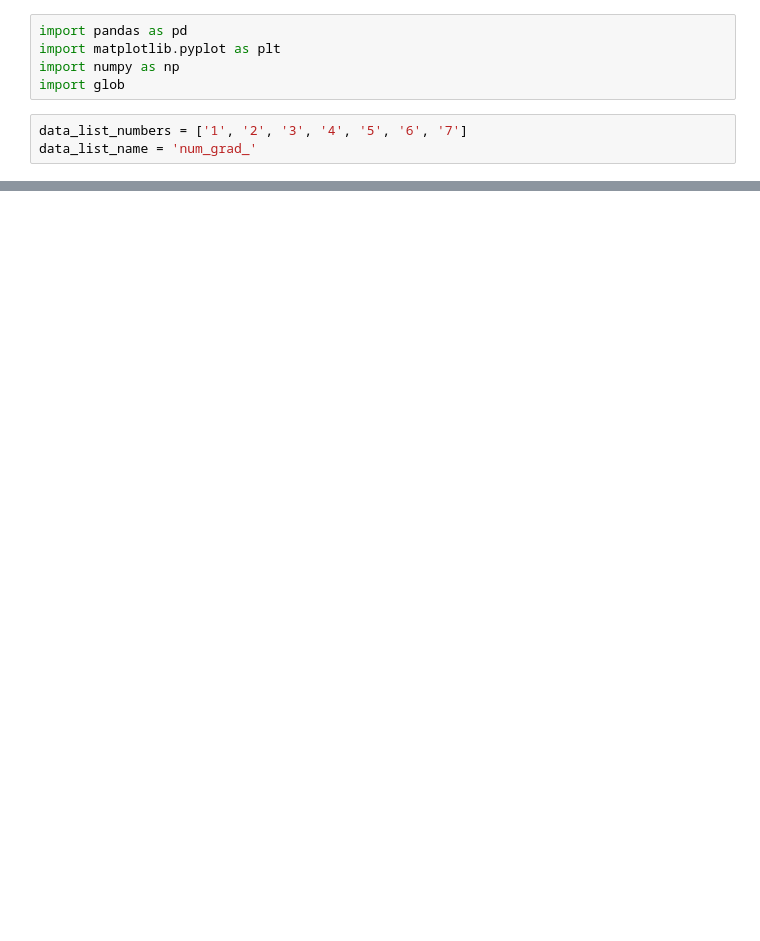
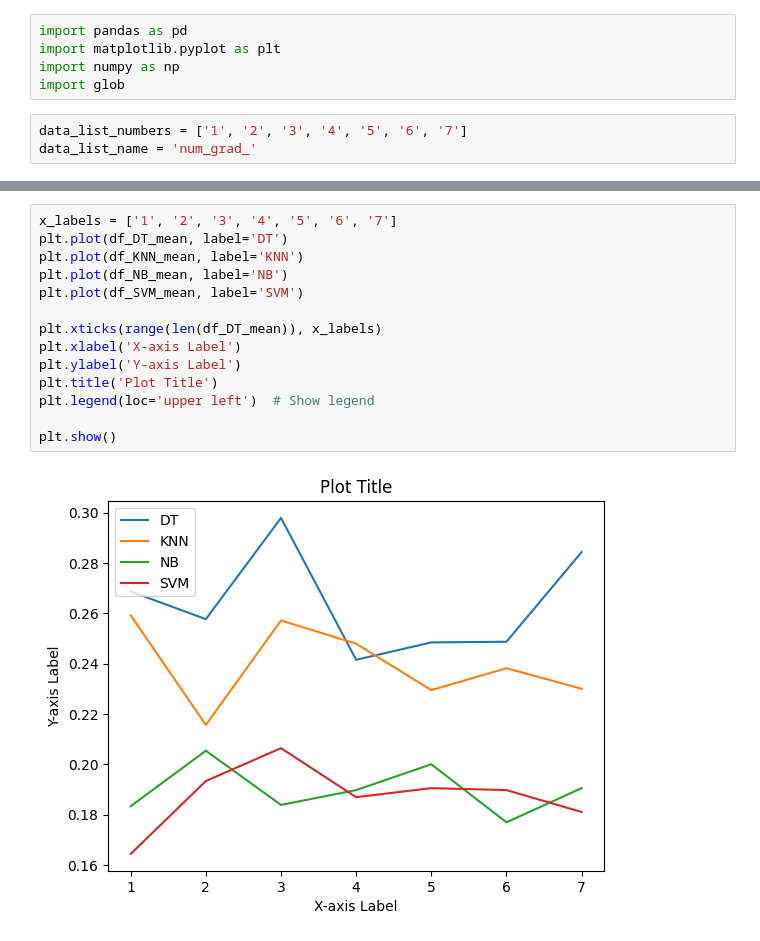
Before and after one commit to erirosv/Master-Thesis, a Jupyter notebook: modelling/sensitivity/sensitivity_avg_grad.ipynb, the cells around one changed output, grey strips where cells are left out. Cells and saved outputs as stored; diff of their text form; blank space fills up the shorter version.

```diff
--- a/modelling/sensitivity/sensitivity_avg_grad.ipynb
+++ b/modelling/sensitivity/sensitivity_avg_grad.ipynb
@@ -36,0 +117,16 @@ IndexError: list index out of range
+# %%
+x_labels = ['1', '2', '3', '4', '5', '6', '7']
+plt.plot(df_DT_mean, label='DT')
+plt.plot(df_KNN_mean, label='KNN')
+plt.plot(df_NB_mean, label='NB')
+plt.plot(df_SVM_mean, label='SVM')
+
+plt.xticks(range(len(df_DT_mean)), x_labels)
+plt.xlabel('X-axis Label')
+plt.ylabel('Y-axis Label')
+plt.title('Plot Title')
+plt.legend(loc='upper left')  # Show legend
+
+plt.show()
+# %% [output]
+[figure, added]
```
Also changed, not shown: parts of 9 cells of this notebook, 5 other files.
